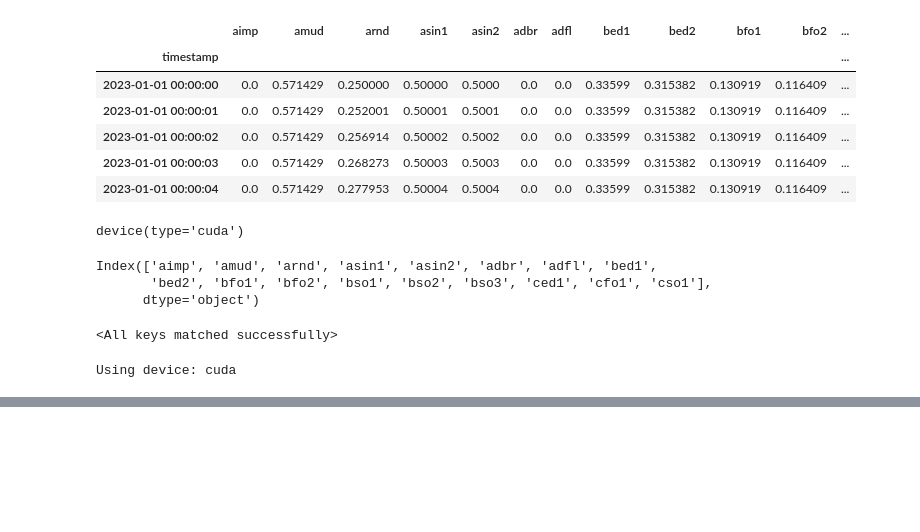
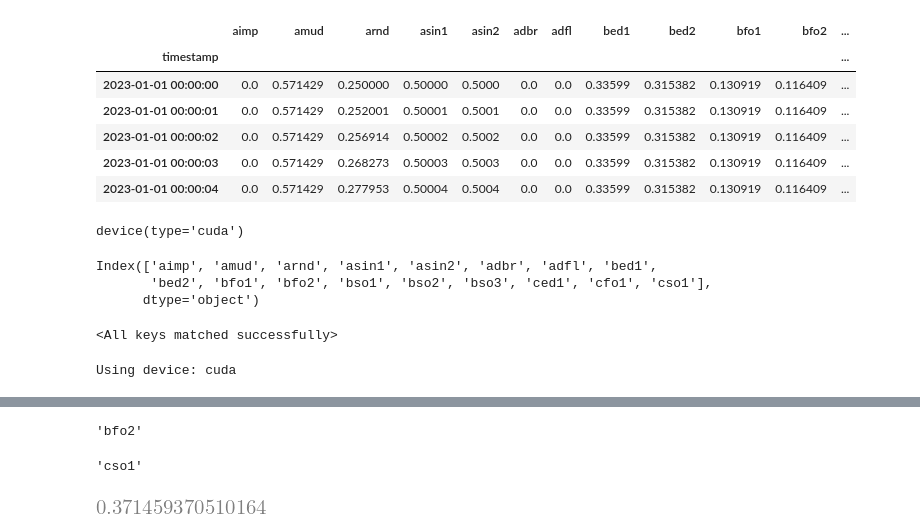
Before and after one commit to lowhornj/praxis_research, a Jupyter notebook: esce/CARAT_withGCN-clean.ipynb, the cells around one changed output, grey strips where cells are left out. Cells and saved outputs as stored; diff of their text form; code cells hidden in the pictures; blank space fills up the shorter version.

```diff
--- a/esce/CARAT_withGCN-clean.ipynb
+++ b/esce/CARAT_withGCN-clean.ipynb
@@ -221,7 +221,7 @@ for i, row in enumerate(cats_rows_list):
     candidates = candidates[candidates.index.isin( potential_causes)]
     #A0 = learned_adj_matrix
     try:
-        ci = causal_inference(causal_graph, mod_df, normal_df)
+        ci = causal_inference(causal_graph, mod_df, normal_df,potential_causes)
         ci.infer_causal_path(anomaly)
 
         if len(ci.causal_factors) >= 3:
@@ -953,0 +401,12 @@ add_self_loops= True
+# %%
+root_cause
+# %% [output]
+'bfo2'
+# %%
+anomaly
+# %% [output]
+'cso1'
+# %%
+np.mean(causal_graph)
+# %% [output]
+[figure, added]
```
Also changed, not shown: parts of 40 cells of this notebook, 7 other files.
